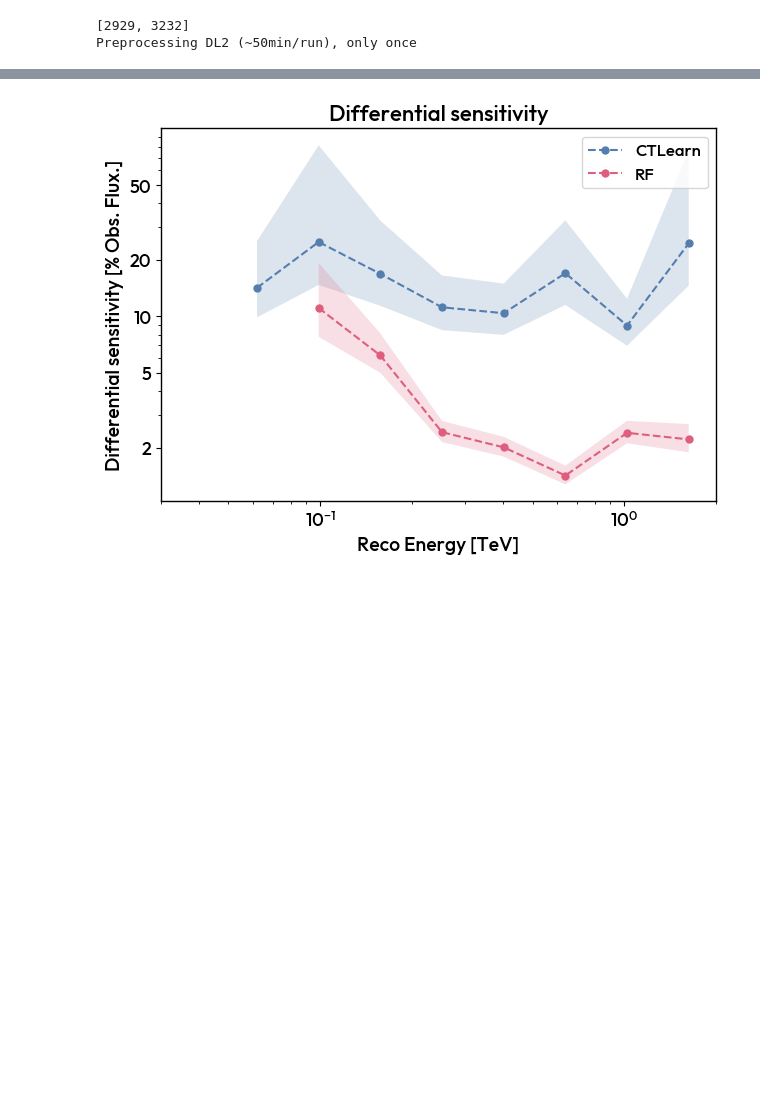
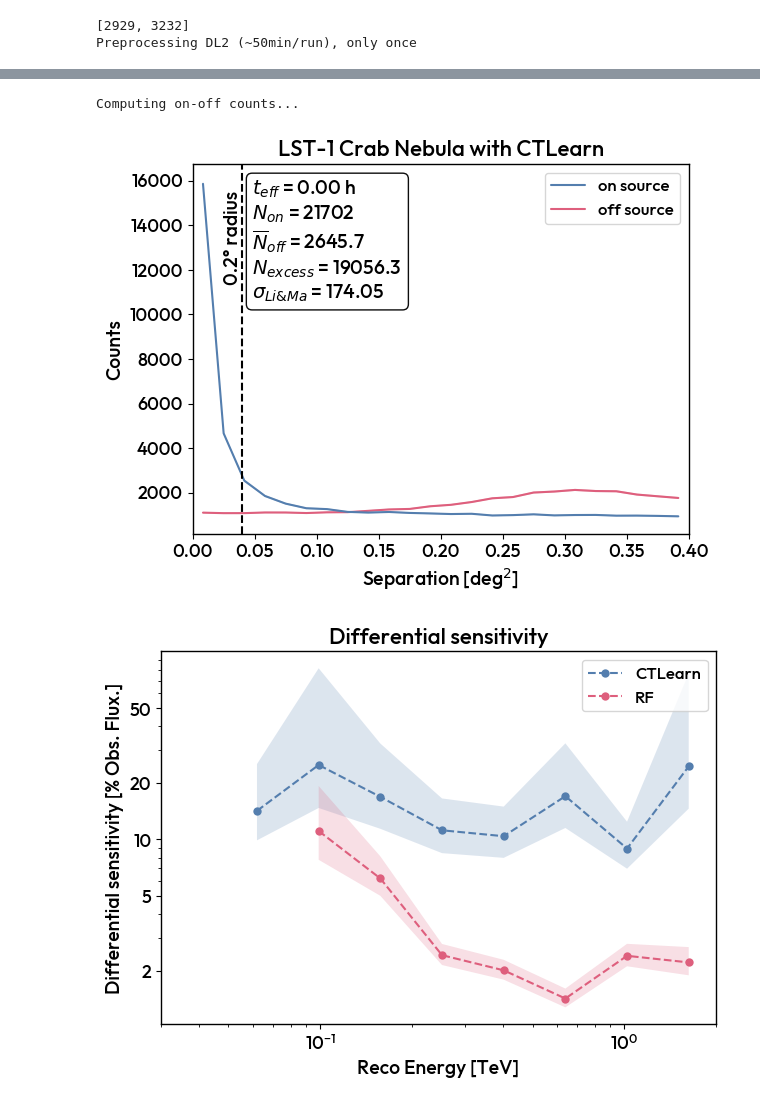
Before and after one commit to BastienLacave/CTLearn-Manager, a Jupyter notebook: notebooks/8_Compare_to_RF.ipynb, the cells around one changed output, grey strips where cells are left out. Cells and saved outputs as stored; diff of their text form; code cells hidden in the pictures; blank space fills up the shorter version.

```diff
--- a/notebooks/8_Compare_to_RF.ipynb
+++ b/notebooks/8_Compare_to_RF.ipynb
@@ -43,3 +58,8 @@ Preprocessing DL2 (~50min/run), only once
+# %%
+RFProcessor.plot_theta2_distribution(25)
+# %% [output]
+Computing on-off counts...
+[figure, added]
 # %%
 WhoIsBetter = WhoIsBetter([DL2Processor, RFDL2Processor], labels=["CTLearn", "RF"])
 # %%
```
Also changed, not shown: parts of 4 cells of this notebook, 1 other file.
